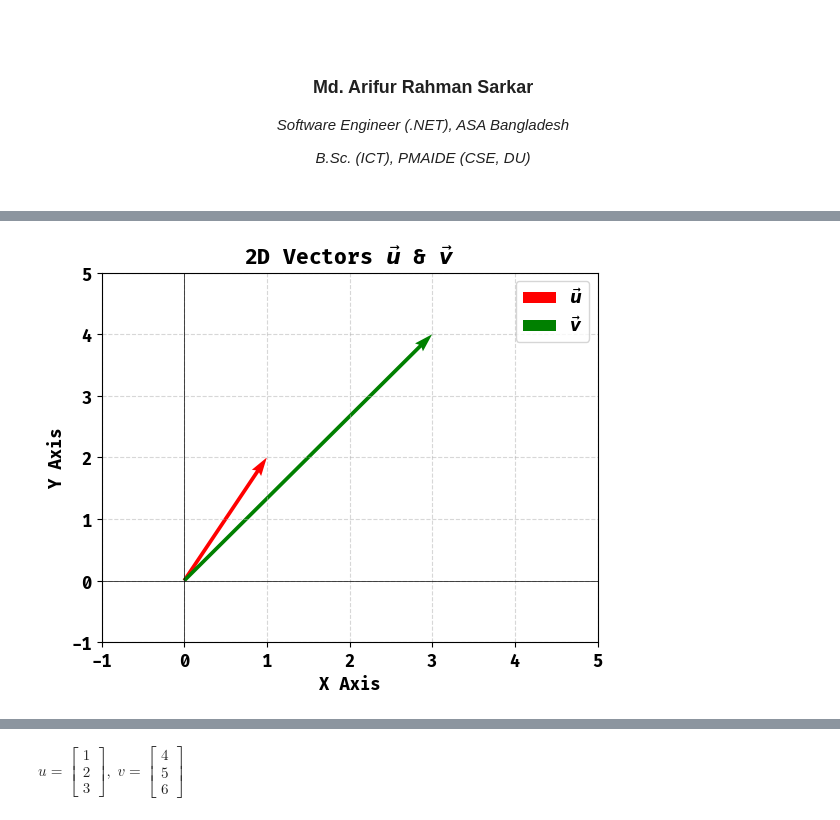
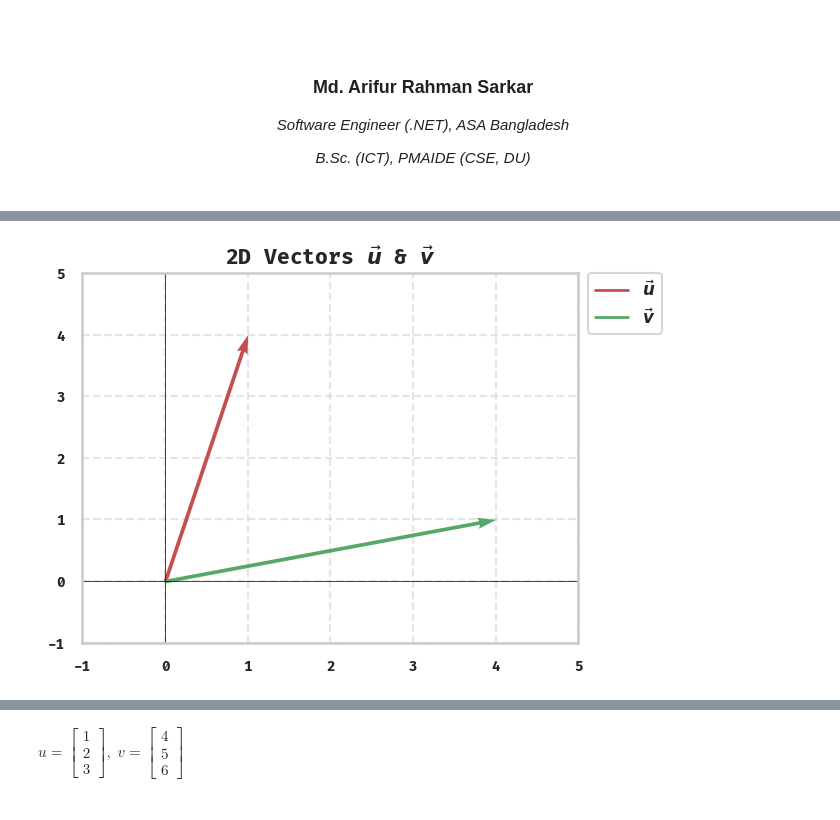
Before and after one commit to FullStackAnalyst/Mathematics-Statistics-for-AI-Data-Engineering, a Jupyter notebook: Index.ipynb, the cells around one changed output, grey strips where cells are left out. Cells and saved outputs as stored; diff of their text form; code cells hidden in the pictures.

```diff
--- a/Index.ipynb
+++ b/Index.ipynb
@@ -15,41 +27,37 @@
+# %%
+def get_axis_limits(*vectors, padding=1.0):
+    x_elements = []
+    y_elements = []
+    for vector in vectors:
+        x_elements.append(vector[0])
+        y_elements.append(vector[1])
+
+    x_min = float(min(x_elements)) - padding
+    x_max = float(max(x_elements)) + padding
+    y_min = float(min(y_elements)) - padding
+    y_max = float(max(y_elements)) + padding
+
+    return x_min, x_max, y_min, y_max
 # %%
 from sympy import Matrix, latex
 from IPython.display import display, Math
 import matplotlib.pyplot as plt
 
-import matplotlib as mpl
+# Define vectors
+o = Matrix([0, 0])
+u = Matrix([1, 4])
+v = Matrix([4, 1])
 
-mpl.rcParams["font.family"] = "Fira Code"
-mpl.rcParams["font.size"] = 12
-mpl.rcParams["font.weight"] = "bold"
+# Display symbolic representation
+display(Math("u = " + latex(u) + ",\\ v = " + latex(v)))
 
-u = Matrix([1, 2])
-v = Matrix([3, 4])
-k = 5
+# Use reusable method for axis limits
+x_min, x_max, y_min, y_max = get_axis_limits(o, u, v, padding=1.0)
 
-display(Math("u = " + latex(u) + ", \\; v = " + latex(v)))
-display(Math("u + v = " + latex(u + v)))
-display(Math("u - v = " + latex(u - v)))
-display(Math("u \\cdot v = " + latex(u.dot(v))))
-display(Math("k = " + str(k)))
-display(Math("k u = " + latex(k * u)))
-display(Math("\\tfrac{1}{2} u = " + latex((1 / 2) * u)))
-
-elements = list(u) + list(v)
-
-min_raw = min(elements)
-max_raw = max(elements)
-
-if min_raw == 1:
-    min_val = -1
-else:
-    min_val = float(min_raw - 1)
-
-max_val = float(max_raw + 1)
-
+# Plot vectors directly
 plt.quiver(
-    0,
-    0,
+    float(o[0]),
+    float(o[1]),
     float(u[0]),
     float(u[1]),
     angles="xy",
@@ -58,9 +66,10 @@ plt.quiver(
     color="r",
     label=r"$\vec{u}$",
 )
+
 plt.quiver(
-    0,
-    0,
+    float(o[0]),
+    float(o[1]),
     float(v[0]),
     float(v[1]),
     angles="xy",
@@ -70,18 +79,28 @@ plt.quiver(
     label=r"$\vec{v}$",
 )
 
+# Axes setup
 plt.axhline(0, color="black", linewidth=0.5)
 plt.axvline(0, color="black", linewidth=0.5)
-plt.xlim(min_val, max_val)
-plt.ylim(min_val, max_val)
-plt.xlabel("X Axis", fontsize=12, fontweight="bold", family="Fira Code")
-plt.ylabel("Y Axis", fontsize=12, fontweight="bold", family="Fira Code")
-plt.title(
-    r"2D Vectors $\vec{u}$ & $\vec{v}$",
-    fontsize=15,
-    fontweight="bold",
+plt.xlim(x_min, x_max)
+plt.ylim(y_min, y_max)
+plt.title(r"2D Vectors $\vec{u}$ & $\vec{v}$", fontsize=15, fontweight="bold")
+plt.tick_params(axis="both", which="major", labelsize=10)
+
+# Legend fix: explicit handles
+handles = [
+    plt.Line2D([0], [0], color="r", lw=2, label=r"$\vec{u}$"),
+    plt.Line2D([0], [0], color="g", lw=2, label=r"$\vec{v}$"),
+]
+plt.legend(
+    handles=handles,
+    prop={"size": 12, "weight": "bold"},
+    loc="upper left",
+    bbox_to_anchor=(1.02, 1),
+    borderaxespad=0,
+    frameon=True,
 )
-plt.legend(prop={"size": 12, "weight": "bold", "family": "Fira Code"})
+
 plt.grid(True, linestyle="--", alpha=0.5)
 plt.show()
 # %% [output]
@@ -95 +108 @@ $\displaystyle \tfrac{1}{2} u = \left[\begin{matrix}0.5\\1.0\end{matrix}\right]$
-[figure, old version]
+[figure, new version]
```
Also changed, not shown: parts of 7 cells of this notebook.
